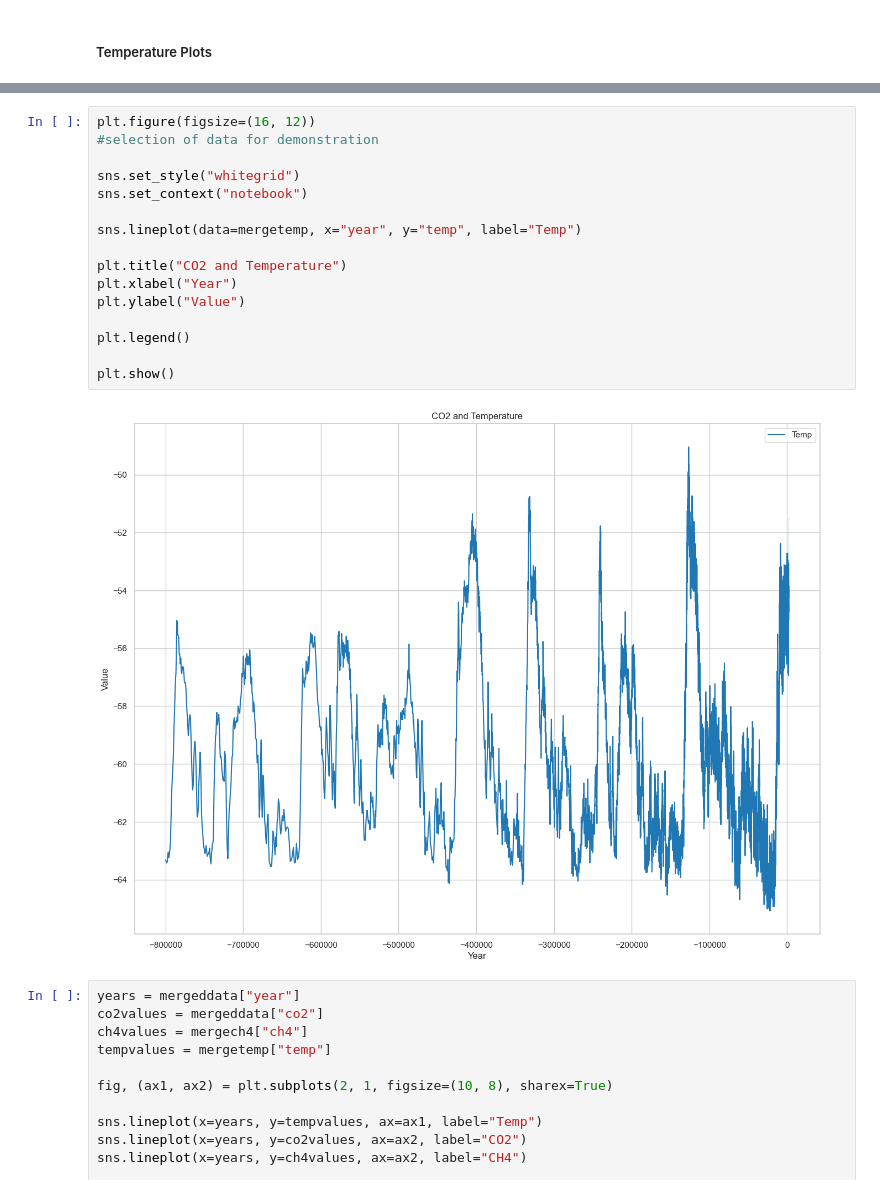
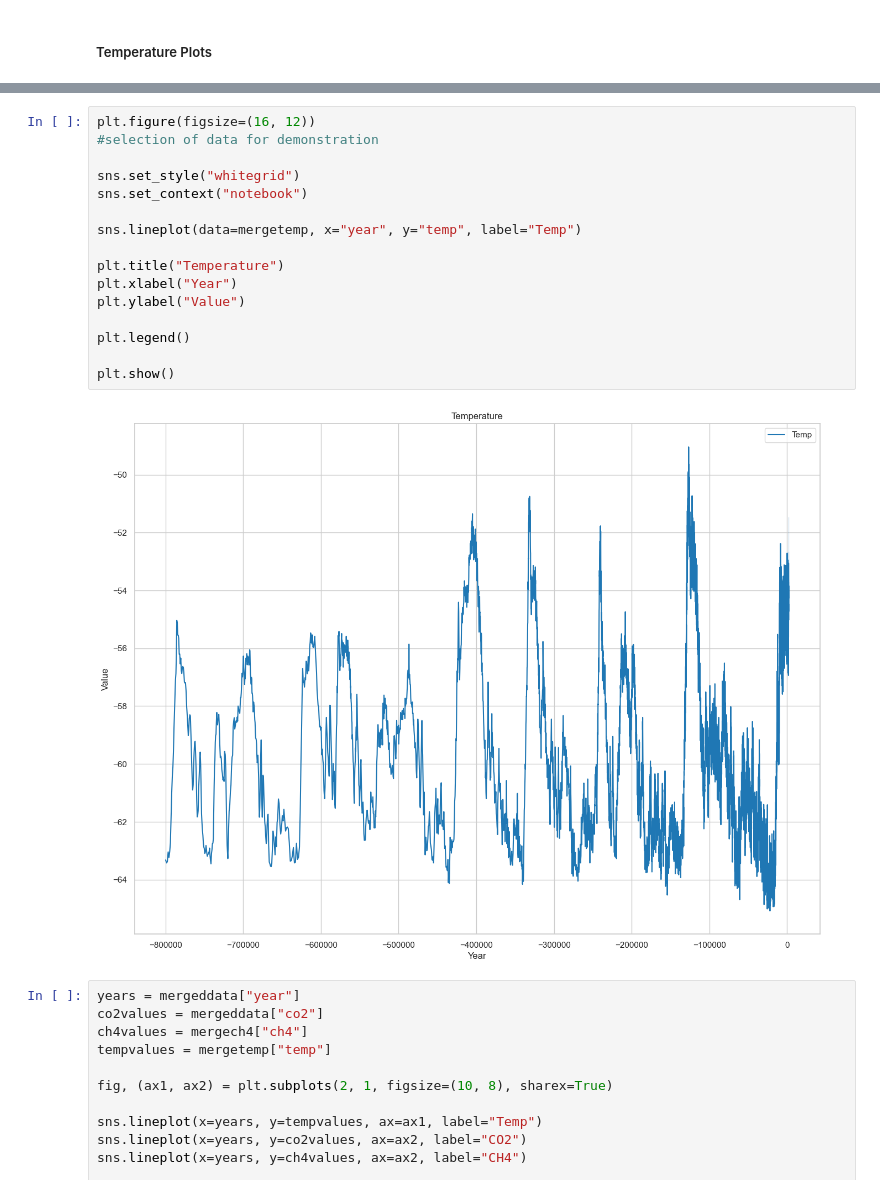
Before and after one commit to rebhanqui/programming-data-project-2, a Jupyter notebook: c02-v-temperature.ipynb, the cells around one changed output, grey strips where cells are left out. Drawn from its saved outputs; the diff is of its cells as text.

```diff
--- a/c02-v-temperature.ipynb
+++ b/c02-v-temperature.ipynb
@@ -447,21 +504,21 @@ plt.show()
 # %%
 plt.figure(figsize=(16, 12))
 #selection of data for demonstration
 
 sns.set_style("whitegrid")
 sns.set_context("notebook")
 
 sns.lineplot(data=mergetemp, x="year", y="temp", label="Temp")
 
-plt.title("CO2 and Temperature")
+plt.title("Temperature")
 plt.xlabel("Year")
 plt.ylabel("Value")
 
 plt.legend()
 
 plt.show()
 # %% [output]
-[figure, old version]
+[figure, new version]
 # %%
 years = mergeddata["year"]
 co2values = mergeddata["co2"]
```
Also changed, not shown: parts of 21 cells of this notebook, 6 other files.
